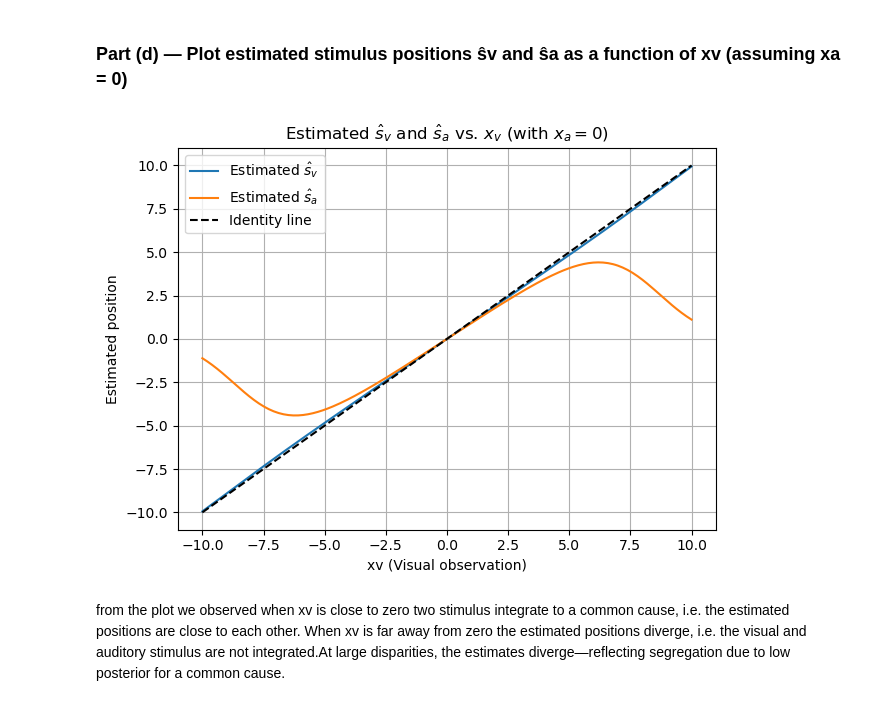
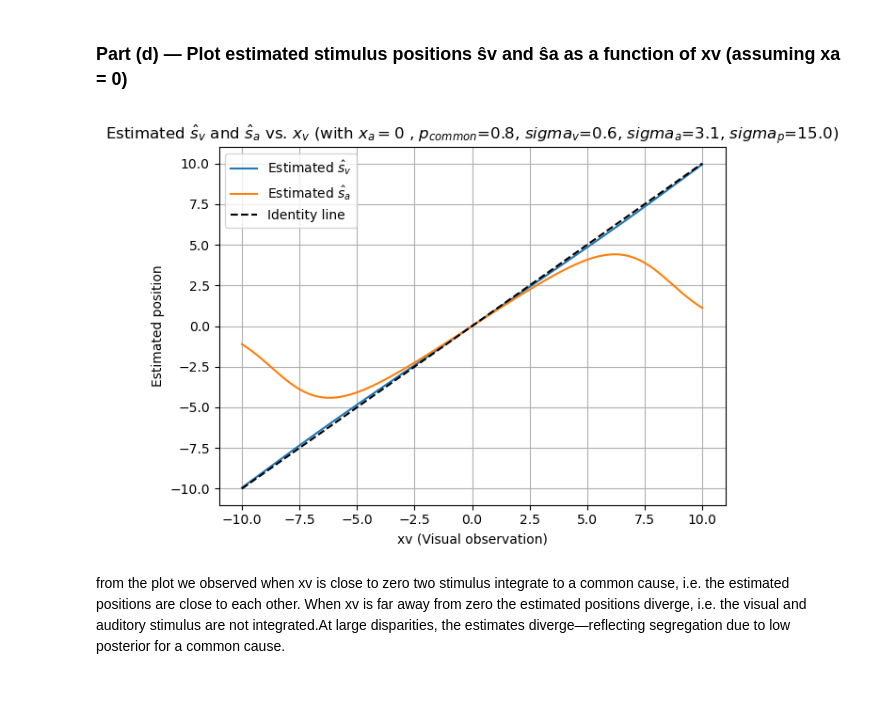
Before and after one commit to Anina2407/Causal-Inference-in-Multisensory-Perception, a Jupyter notebook: msi.ipynb, the cells around one changed output. Drawn from its saved outputs; the diff is of its cells as text; code cells hidden in the pictures.

Commit message:
complete part d, keep two version for plotting, decide later which one is better.

```diff
--- a/msi.ipynb
+++ b/msi.ipynb
@@ -149,10 +149,6 @@ We see that the probability of common cause is higher with higher sigma_p, i.e.
 ### Part (d) — Plot estimated stimulus positions ŝv and ŝa as a function of xv (assuming xa = 0)
 # %%
 # Part (d) — Plot estimated stimulus positions ŝv and ŝa as a function of xv (assuming xa = 0)
-
-import numpy as np
-import matplotlib.pyplot as plt
-from scipy.stats import norm
 
 # Default parameters
 p_common = 0.8
@@ -160,6 +156,7 @@ sigma_v = 0.6
 sigma_a = 3.1
 sigma_p = 15.0
 mu_p = 0.0
+
 
 def estimate_sv_sa(xv, xa, p_common=0.8, sigma_v=0.6, sigma_a=3.1, sigma_p=15.0, mu_p=0.0):
     p_c1 = P_C1_given_perception(xv, xa, p_common, sigma_v, sigma_a, sigma_p, mu_p)  #eq.2
@@ -190,7 +187,8 @@ def plot_estimated_positions(xv_vals, xa=0.0, p_common=0.8, sigma_v=0.6, sigma_a
     plt.plot(xv_vals, xv_vals, 'k--', label="Identity line")
     plt.xlabel("xv (Visual observation)")
     plt.ylabel("Estimated position")
-    plt.title("Estimated $\hat{s}_v$ and $\hat{s}_a$ vs. $x_v$ (with $x_a = 0$)")
+    plt.title(
+        f"Estimated $\hat{{s}}_v$ and $\hat{{s}}_a$ vs. $x_v$ (with $x_a = 0$ , $p_{{common}}$={p_common}, $sigma_{{v}}$={sigma_v}, $sigma_{{a}}$={sigma_a}, $sigma_{{p}}$={sigma_p})")
     plt.legend()
     plt.grid(True)
     plt.tight_layout()
@@ -198,9 +196,10 @@ def plot_estimated_positions(xv_vals, xa=0.0, p_common=0.8, sigma_v=0.6, sigma_a
 # %%
 xv_vals = np.linspace(-10, 10, 200)
 
-plot_estimated_positions(xv_vals, xa=0.0, p_common=p_common, sigma_v=sigma_v, sigma_a=sigma_a, sigma_p=sigma_p, mu_p=mu_p)
+plot_estimated_positions(xv_vals, xa=0.0, p_common=p_common, sigma_v=sigma_v, sigma_a=sigma_a, sigma_p=sigma_p,
+                         mu_p=mu_p)
 # %% [output]
-[figure, old version]
+[figure, new version]
 # %% [markdown]
 from the plot we observed when xv is close to zero two stimulus integrate to a common cause, i.e. the estimated positions are close to each other.
 When xv is far away from zero the estimated positions diverge, i.e. the visual and auditory stimulus are not integrated.At large disparities, the estimates diverge—reflecting segregation due to low posterior for a common cause.
```
Also changed, not shown: parts of 6 cells of this notebook.
